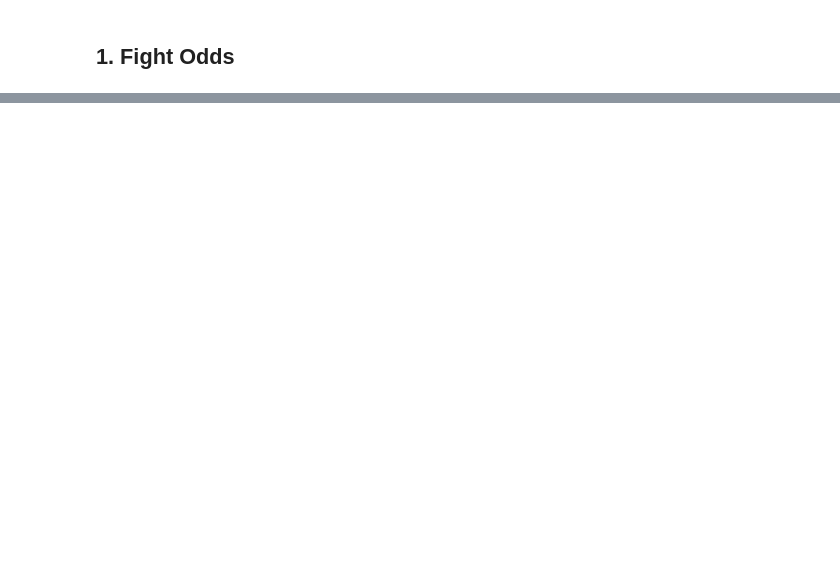
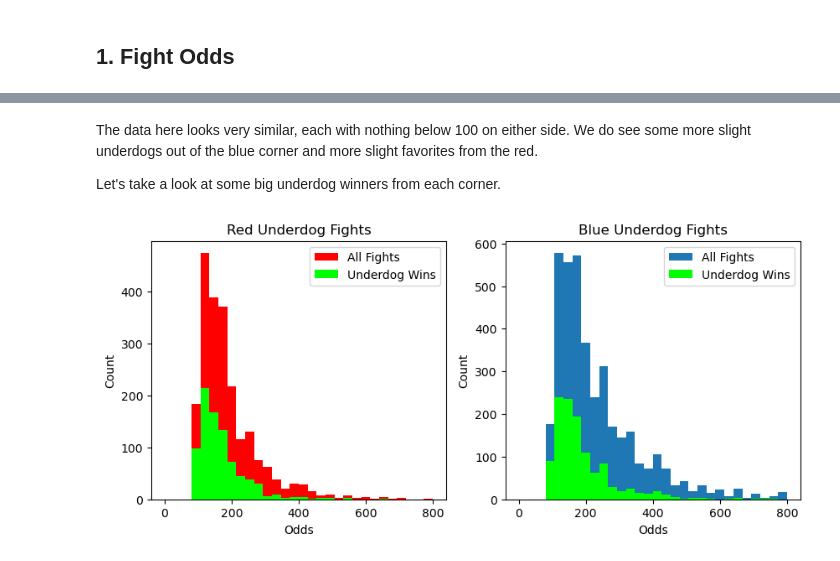
Before and after one commit to anthonyysz/Fight-Result-Predictor, a Jupyter notebook: notebooks/2-data-exploration-and-analysis.ipynb, the cells around one changed output, grey strips where cells are left out. Saved outputs shown, nothing was run; the diff lists cells and outputs as text; code cells hidden in the pictures; blank space fills up the shorter version.

```diff
--- a/notebooks/2-data-exploration-and-analysis.ipynb
+++ b/notebooks/2-data-exploration-and-analysis.ipynb
@@ -25,0 +53,24 @@ df.head()
+# %% [markdown]
+The data here looks very similar, each with nothing below 100 on either side. We do see some more slight underdogs out of the blue corner and more slight favorites from the red.
+
+Let's take a look at some big underdog winners from each corner.
+# %%
+fig, (ax1, ax2) = plt.subplots(1, 2, figsize=(10, 4))
+
+ax1.hist(df.RedOdds, bins=30, range = (0, 800), label = 'All Fights', color='Red')
+ax1.hist(df.loc[df['RedWinner'] == True, 'RedOdds'], bins=30, range = (0, 800), label = 'Underdog Wins', color='lime')
+ax1.set_xlabel('Odds')
+ax1.set_ylabel('Count')
+ax1.set_title('Red Underdog Fights')
+ax1.legend()
+
+ax2.hist(df.BlueOdds, bins=30, range = (0, 800), label = 'All Fights')
+ax2.hist(df.loc[df['RedWinner'] == False, 'BlueOdds'], bins=30, range = (0, 800), label = 'Underdog Wins', color='lime')
+ax2.set_xlabel('Odds')
+ax2.set_ylabel('Count')
+ax2.set_title('Blue Underdog Fights')
+ax2.legend()
+
+plt.show()
+# %% [output]
+[figure, added]
```
Also changed, not shown: parts of 10 cells of this notebook, 1 other file.
